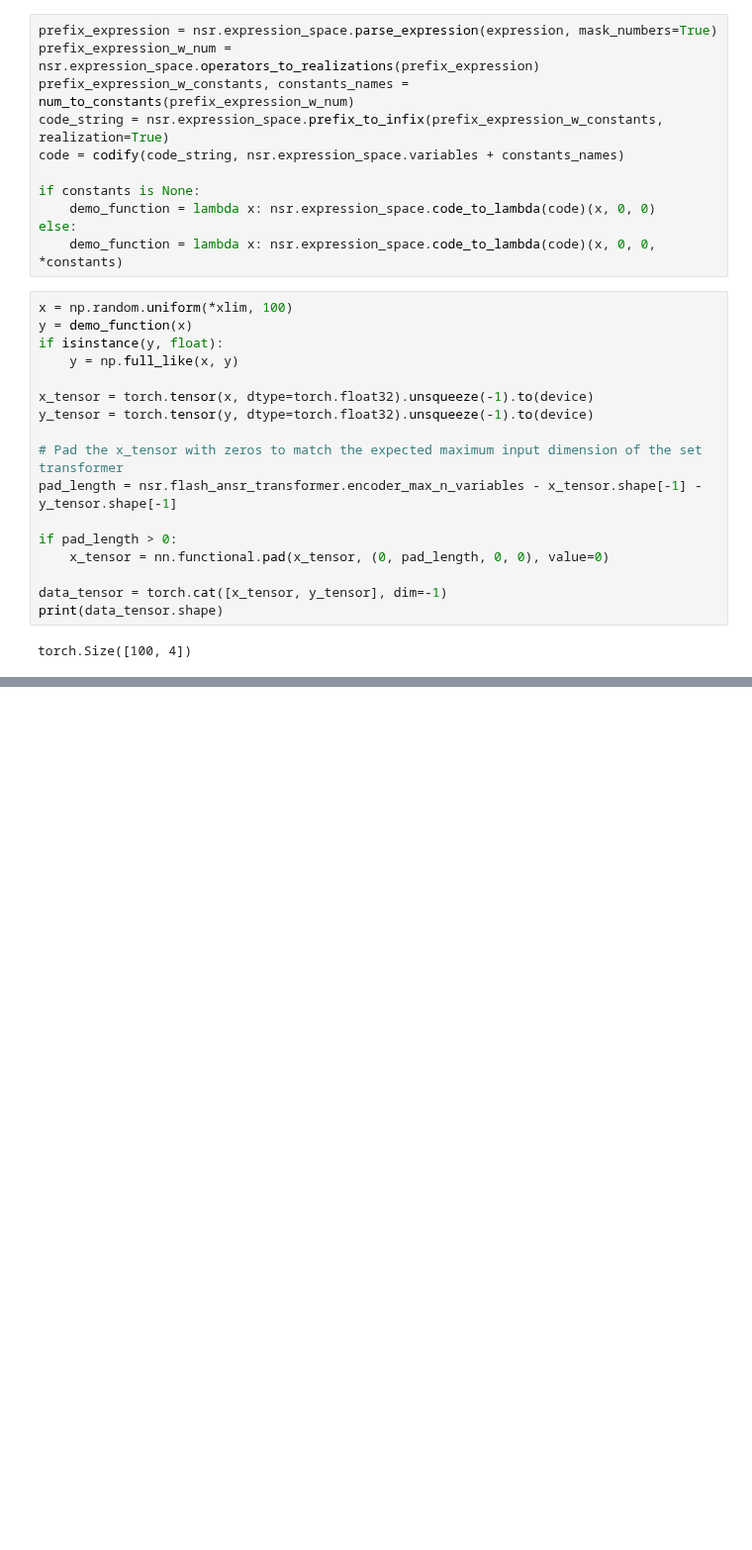
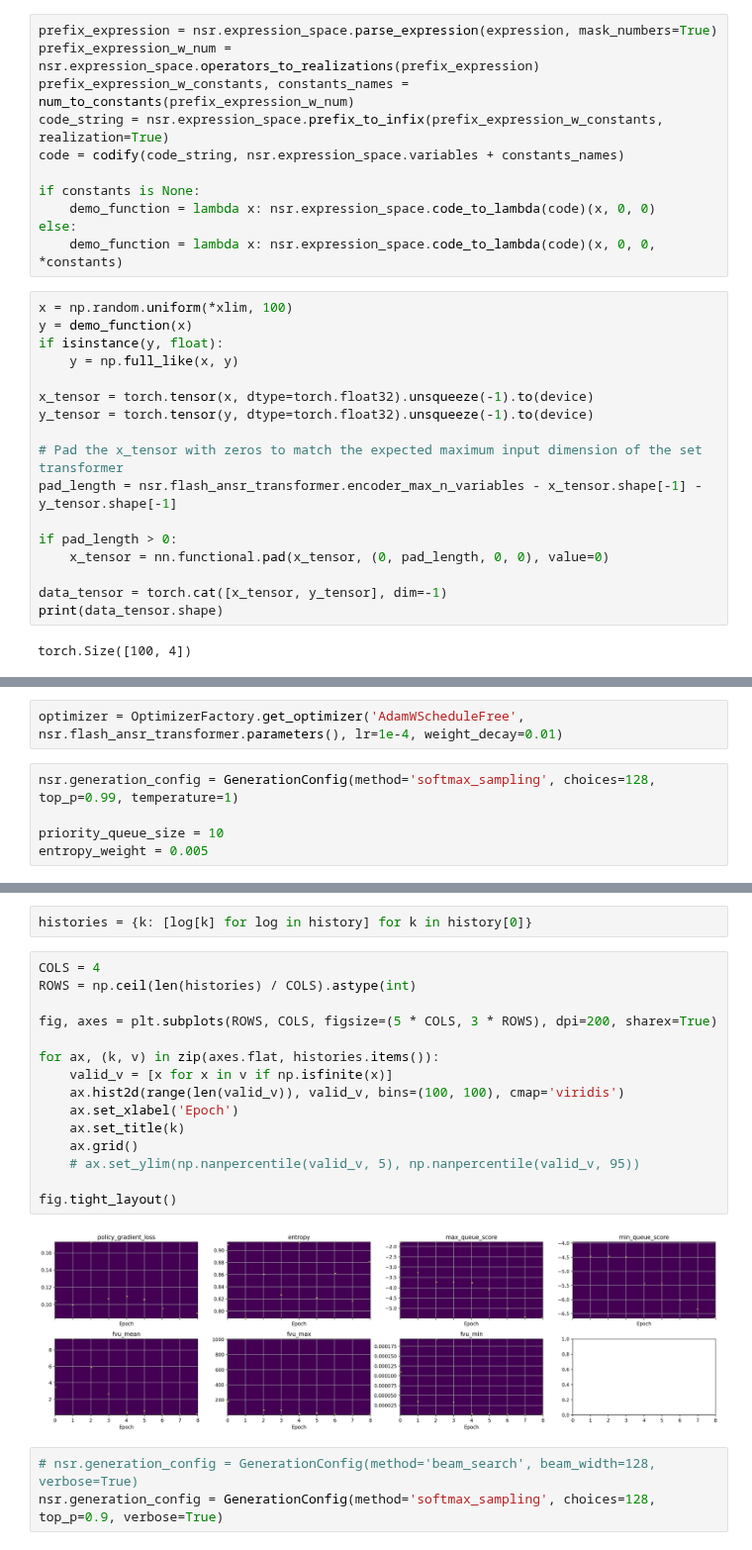
Before and after one commit to psaegert/flash-ansr, a Jupyter notebook: experimental/generate_for_rl.ipynb, the cells around one changed output, grey strips where cells are left out. Shown at 99% size. Saved outputs shown, nothing was run; the diff lists cells and outputs as text; blank space fills up the shorter version.

```diff
--- a/experimental/generate_for_rl.ipynb
+++ b/experimental/generate_for_rl.ipynb
@@ -127,0 +134,7 @@ nsr.results
+# %%
+optimizer = OptimizerFactory.get_optimizer('AdamWScheduleFree', nsr.flash_ansr_transformer.parameters(), lr=1e-4, weight_decay=0.01)
+# %%
+nsr.generation_config = GenerationConfig(method='softmax_sampling', choices=128, top_p=0.99, temperature=1)
+
+priority_queue_size = 10
+entropy_weight = 0.005
@@ -127,0 +363,22 @@ nsr.results
+# %%
+histories = {k: [log[k] for log in history] for k in history[0]}
+# %%
+COLS = 4
+ROWS = np.ceil(len(histories) / COLS).astype(int)
+
+fig, axes = plt.subplots(ROWS, COLS, figsize=(5 * COLS, 3 * ROWS), dpi=200, sharex=True)
+
+for ax, (k, v) in zip(axes.flat, histories.items()):
+    valid_v = [x for x in v if np.isfinite(x)]
+    ax.hist2d(range(len(valid_v)), valid_v, bins=(100, 100), cmap='viridis')
+    ax.set_xlabel('Epoch')
+    ax.set_title(k)
+    ax.grid()
+    # ax.set_ylim(np.nanpercentile(valid_v, 5), np.nanpercentile(valid_v, 95))
+
+fig.tight_layout()
+# %% [output]
+[figure, added]
+# %%
+# nsr.generation_config = GenerationConfig(method='beam_search', beam_width=128, verbose=True)
+nsr.generation_config = GenerationConfig(method='softmax_sampling', choices=128, top_p=0.9, verbose=True)
```
Also changed, not shown: parts of 15 cells of this notebook, 1 other file.
